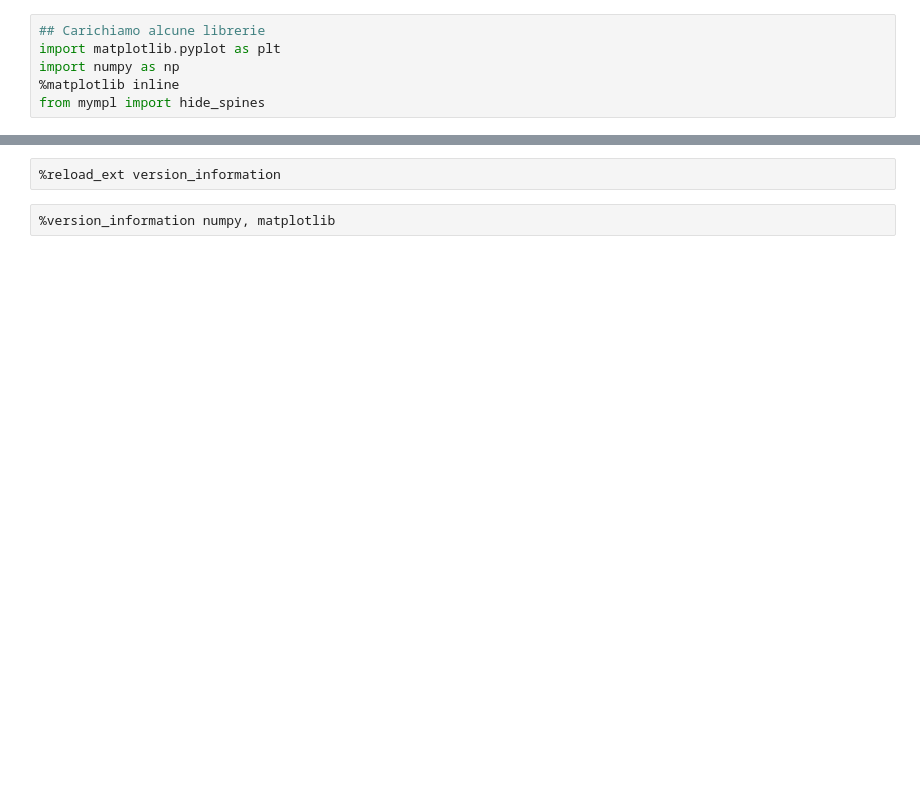
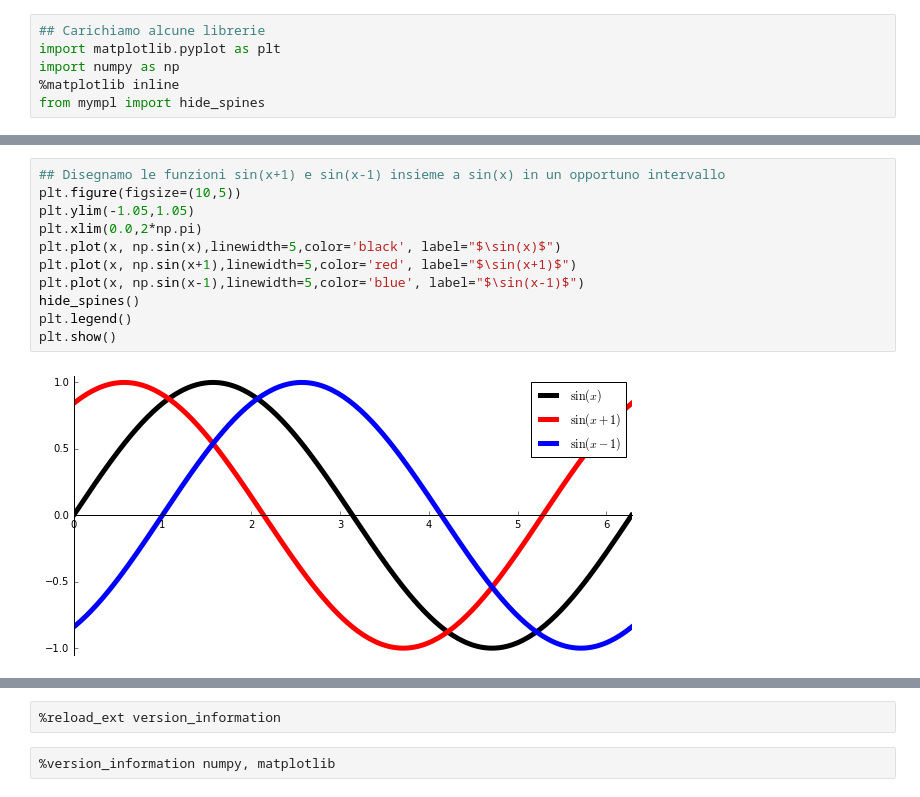
Before and after one commit to orporick/MathPhys, a Jupyter notebook: notebooks/GraficiDeducibili.ipynb, the cells around one changed output, grey strips where cells are left out. Cells and saved outputs as stored; diff of their text form; blank space fills up the shorter version.

```diff
--- a/notebooks/GraficiDeducibili.ipynb
+++ b/notebooks/GraficiDeducibili.ipynb
@@ -28,0 +45,13 @@ plt.show()
+# %%
+## Disegnamo le funzioni sin(x+1) e sin(x-1) insieme a sin(x) in un opportuno intervallo
+plt.figure(figsize=(10,5))
+plt.ylim(-1.05,1.05)
+plt.xlim(0.0,2*np.pi)
+plt.plot(x, np.sin(x),linewidth=5,color='black', label="$\sin(x)$")
+plt.plot(x, np.sin(x+1),linewidth=5,color='red', label="$\sin(x+1)$")
+plt.plot(x, np.sin(x-1),linewidth=5,color='blue', label="$\sin(x-1)$")
+hide_spines()
+plt.legend()
+plt.show()
+# %% [output]
+[figure, added]
```
Also changed, not shown: parts of 15 cells of this notebook, 1 other file.
